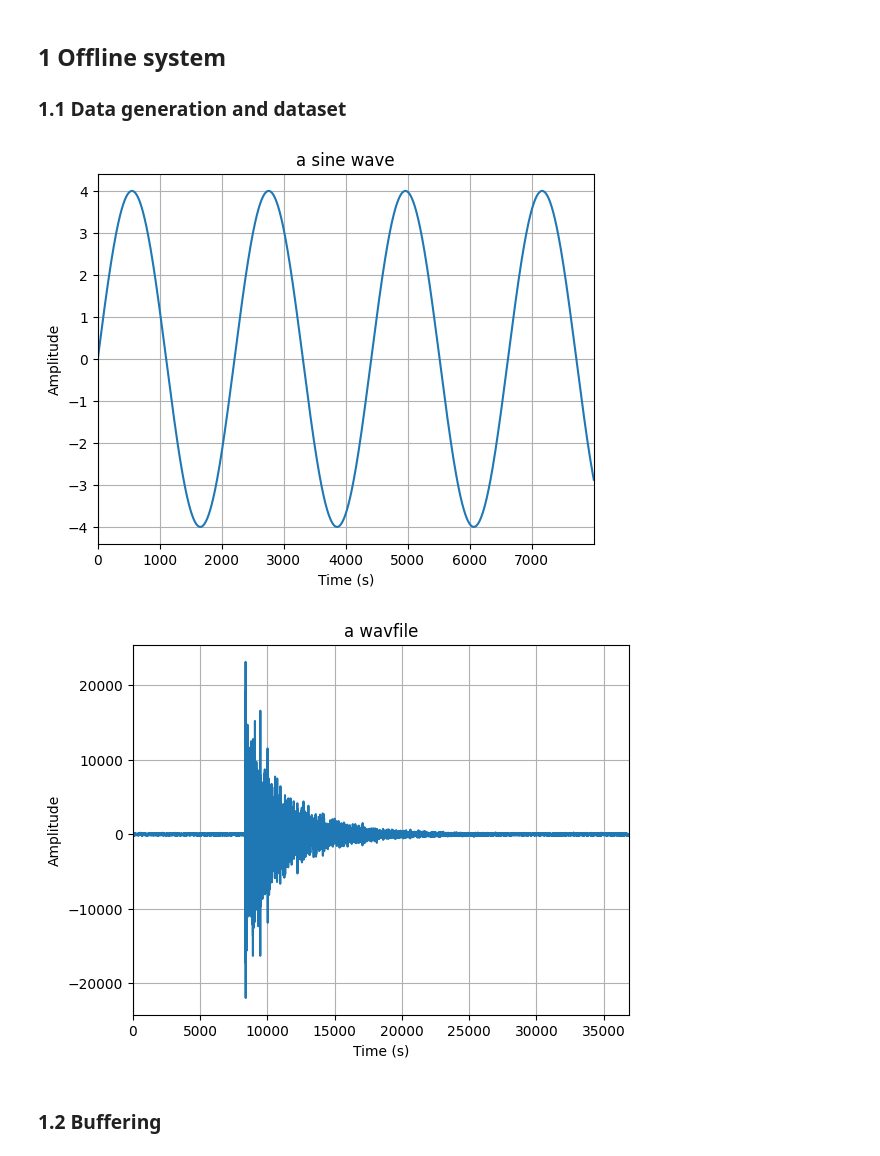
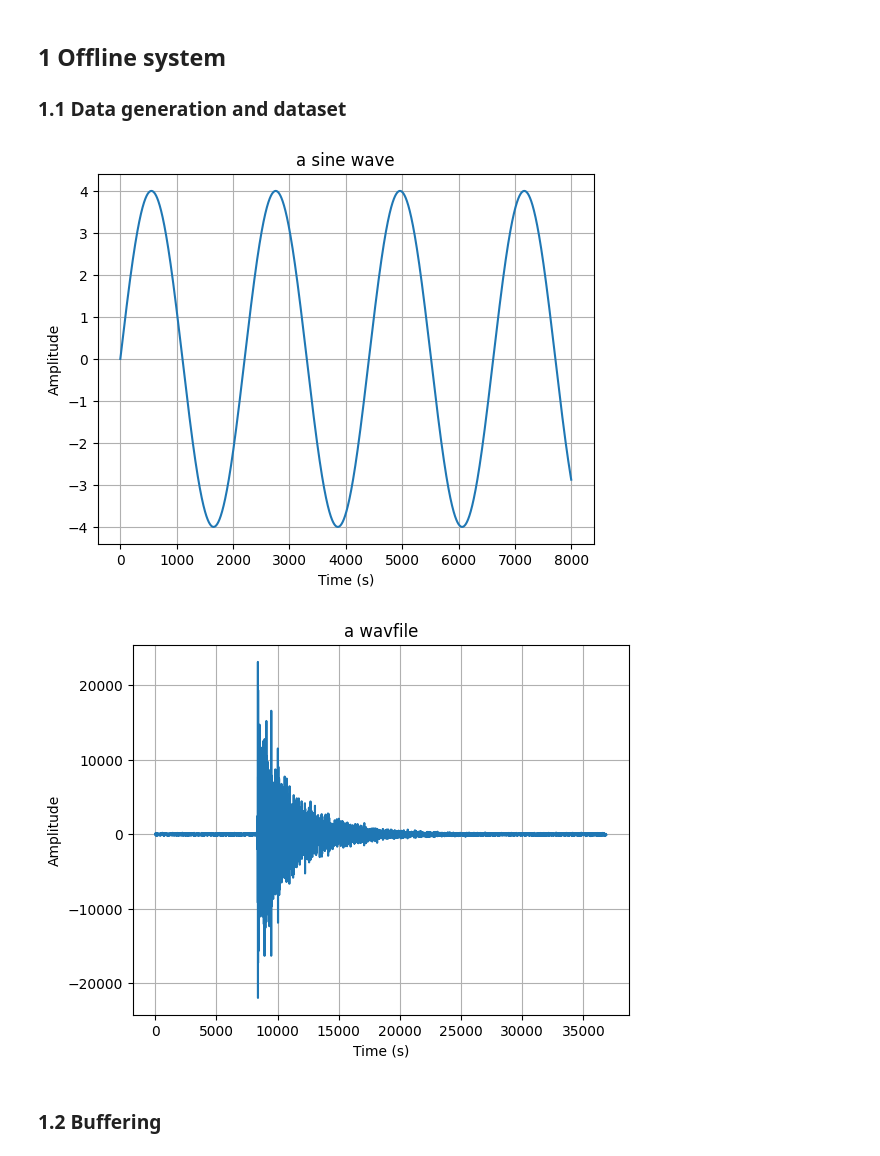
Before and after one commit to RomeoXXIV/Signal_Processing_Project_2022, a Jupyter notebook: SP - Project2022.ipynb, the cells around one changed output. Saved outputs shown, nothing was run; the diff lists cells and outputs as text; code cells hidden in the pictures.

```diff
--- a/SP - Project2022.ipynb
+++ b/SP - Project2022.ipynb
@@ -6,31 +6,35 @@
 # %%
 import numpy as np
 import matplotlib.pyplot as plt
+
 
 def create_sine_wave(f, A, fs, N):
     n = np.arange(0, N)
     out = A * np.sin(2 * np.pi * f * n / fs)
     return out
 
+
 # call and test your function here #
 fs = 44100
 N = 8000
 freq = 20
-amplitude = 8 / 2
+amplitude = 8 / 2  # 8 being the peak to peak amplitude
 sine_wave = create_sine_wave(freq, amplitude, fs, N)
 t = np.arange(0, N)
+
 plt.title("a sine wave")
 plt.plot(t, sine_wave)
 plt.xlabel("Time (s)")
 plt.ylabel("Amplitude")
-plt.margins(x=0, y=0)
+# plt.margins(x=0, y=0)
 plt.grid()
 plt.show()
 # %% [output]
-[figure, old version]
+[figure, new version]
 # %%
 from glob import glob
 import scipy.io.wavfile as wf
+import matplotlib.pyplot as plt
 
 
 def read_wavefile(path):
@@ -43,15 +47,16 @@ LocateClaps = "./resources/LocateClaps"
 files = glob(f"{LocateClaps}/*.wav")
 for file in files:
     read_wavefile(file)
+
 plt.title("a wavfile")
 plt.plot(read_wavefile(files[0])[1])
 plt.xlabel("Time (s)")
 plt.ylabel("Amplitude")
-plt.margins(x=0)
+# plt.margins(x=0, y=0)
 plt.grid()
 plt.show()
 # %% [output]
-[figure, old version]
+[figure, new version]
 # %% [markdown]
 ### 1.2 Buffering
 # %%
```
Also changed, not shown: parts of 4 cells of this notebook, 1 other file.
